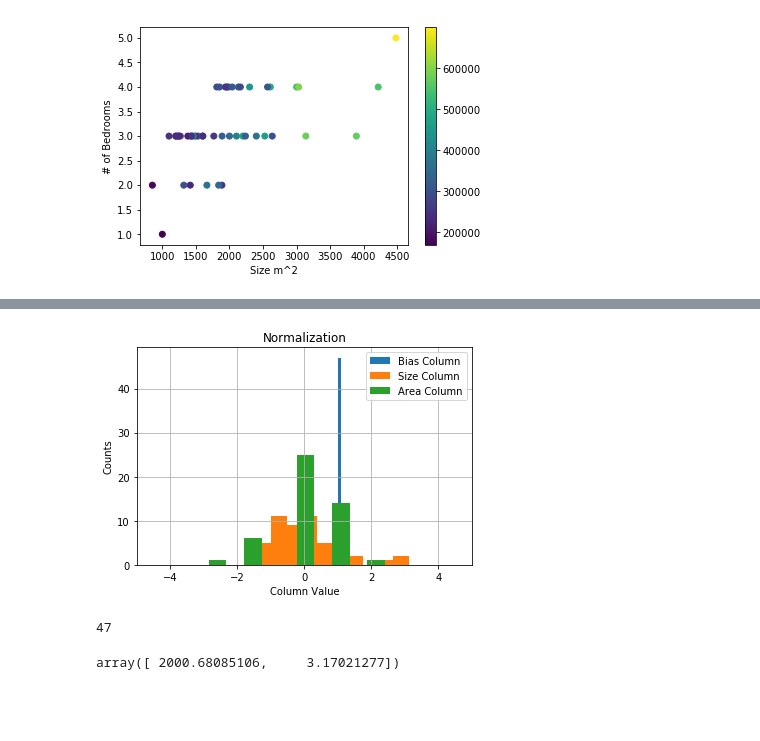
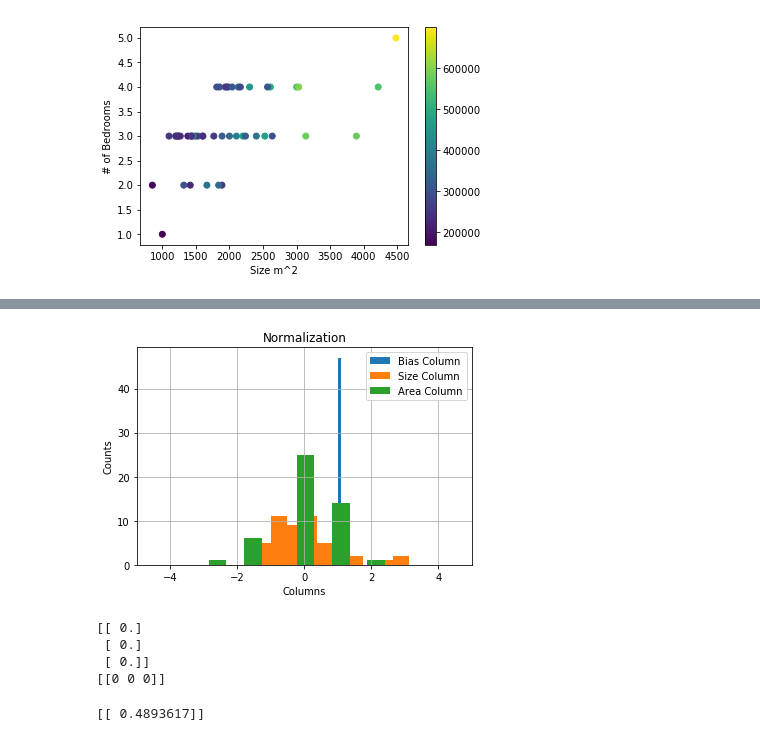
Before and after one commit to DhalAmaresh/MachineLearning-Coursera, a Jupyter notebook: LineraRegression-MultiVariable-CourseEra.ipynb, the cells around one changed output, grey strips where cells are left out. Saved outputs shown, nothing was run; the diff lists cells and outputs as text; code cells hidden in the pictures; blank space fills up the shorter version.

```diff
--- a/LineraRegression-MultiVariable-CourseEra.ipynb
+++ b/LineraRegression-MultiVariable-CourseEra.ipynb
@@ -9,7 +9,7 @@ from mpl_toolkits.mplot3d.axes3d import Axes3D
 #do plotting inline instead of in a seperate window.
 %matplotlib inline
 # %%
-df = pd.read_csv("C:\\Users\\dhala\\Desktop\\Coursera\\ML-1\\ex1\\ex1data2.txt",header=None,names=['Size','Bedrooms','Price'])
+df = pd.read_csv("C:\\Users\\dhala\\Desktop\\Coursera\\ML-1\\ex1\\ex1data2.txt",names=['Size','Bedrooms','Price'])
 df.shape
 df.head(2)
 # %% [output]
@@ -37,3 +37,6 @@ plt.colorbar()
 plt.show()
 # %% [output]
 [figure]
+# %%
+df = (df - df.mean()) / df.std()
+df.head()
@@ -40,10 +50,8 @@ plt.show()
 # %%
 df['Name'] = 1
-data = {'bias':df['Name'],'Size':df['Size'],'Bedrooms':df['Bedrooms']}
-df1 = pd.DataFrame(data)
-#df2 = df1[['bias','Size','Bedrooms']]
-X = df1.as_matrix(columns = ['bias','Size','Bedrooms'])
+data = {'bias':df['Name'],'Size':df['Size'],'Bedrooms':df['Bedrooms'],'Price':df['Price']}
+df = pd.DataFrame(data)
+X = df.as_matrix(columns = ['bias','Size','Bedrooms'])
 y = df.as_matrix(columns = ['Price'])
-#print(X.shape)
-#print(y.shape)
+df.plot.scatter(x='Size',y='Bedrooms',c='Price',cmap='coolwarm')
 # %% [output]
@@ -54,12 +59,0 @@ array([  1.00000000e+00,   2.00068085e+03,   3.17021277e+00])
-# %%
-mu = x.mean(0)
-x - mu
-standarddeviation = np.sqrt(((x - mu) ** 2).sum(0) / (len(x) - 1))
-x_norm = (x - mu) / standarddeviation
-
-df['Name'] = 1
-d1 = pd.DataFrame(x_norm)
-data = {'Bias':df['Name'],'Size':d1[0],'Bedrooms':d1[1]}
-d2 = pd.DataFrame(data)
-X = d2.as_matrix(columns = ['Bias','Size','Bedrooms'])
-y = df.as_matrix(columns = ['Price'])
@@ -71,38 +60,22 @@ plt.scatter(x=d1[0],y=d1[1],c=y,cmap='coolwarm')
 # %%
 plt.grid(True)
 plt.xlim([-5,5])
-dummy = plt.hist(X[:,0],label = 'Bias Column')
-dummy = plt.hist(X[:,1],label = 'Size Column')
-dummy = plt.hist(X[:,2],label = 'Area Column')
+dummy = plt.hist(df['bias'],label = 'Bias Column')
+dummy = plt.hist(df['Size'],label = 'Size Column')
+dummy = plt.hist(df['Bedrooms'],label = 'Area Column')
 plt.title('Normalization')
 plt.xlabel('Columns')
 plt.ylabel('Counts')
 dummy = plt.legend()
 # %% [output]
-[figure, old version]
+[figure, new version]
-# %%
-datafile = 'C:\\Users\\dhala\\Desktop\\Coursera\\ML-1\\ex1\\ex1data2.txt'
-#cols = np.loadtxt(datafile,delimiter=',',usecols=(0,1,2),unpack=True) #Read in comma separated data
-cols = np.loadtxt(datafile,delimiter=',') #Read in comma separated data
-#Form the usual "X" matrix and "y" vector
-#X = np.transpose(np.array(cols[:-1]))
-#y = np.transpose(np.array(cols[-1:]))
-#m = y.size # number of training examples
-#Insert the usual column of 1's into the "X" matrix
-#X = np.insert(X,0,1,axis=1)
-#print(y.shape)
-#print(y)
-
-
-#data = np.loadtxt('ex1data2.txt', delimiter=',')
-m = len(cols)
-print(m)
-xt = np.ones((m, 3))
-#print(xt)
-xt[:, (1, 2)] = cols[:, (0, 1)]
-
-mu = cols[:, (0, 1)].mean(0)
-mu
-# %% [output]
-47
-array([ 2000.68085106,     3.17021277])
+# %%
+initial_theta = np.zeros((X.shape[1],1))
+theta = np.matrix(np.array([0,0,0]))
+print(initial_theta)
+print(theta)
+# %% [output]
+[[ 0.]
+ [ 0.]
+ [ 0.]]
+[[0 0 0]]
@@ -108,0 +94,5 @@ array([ 2000.68085106,     3.17021277])
+# %%
+print(computeCost(X, y, initial_theta))
+#print(computeCost1(X, y, theta))
+# %% [output]
+[[ 0.4893617]]
```
Also changed, not shown: parts of 12 cells of this notebook, 1 other file.
